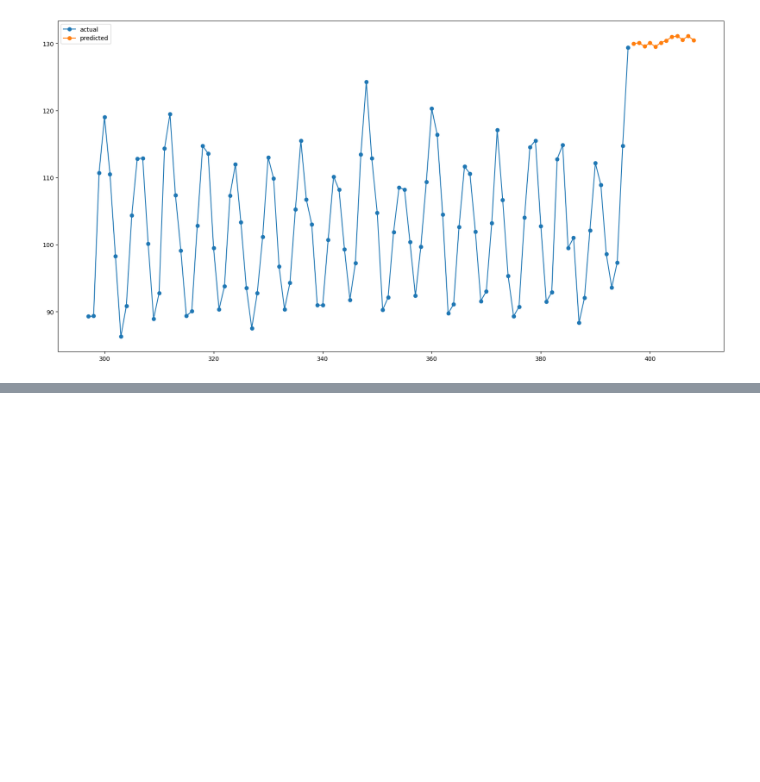
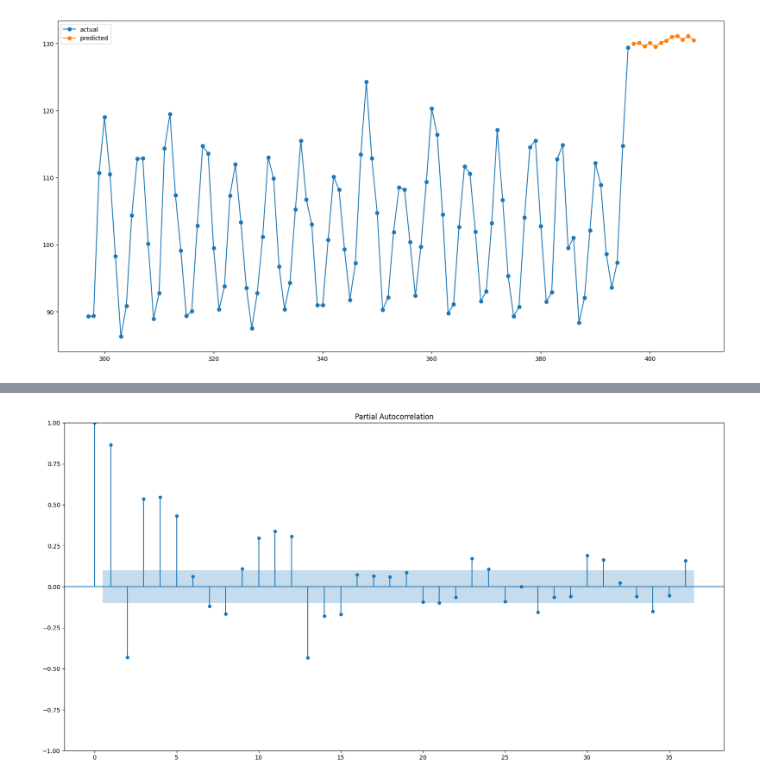
Before and after one commit to anidec25/Linear-Regression, a Jupyter notebook: Time Series/electric_production.ipynb, the cells around one changed output, grey strips where cells are left out. Drawn from its saved outputs; the diff is of its cells as text; code cells hidden in the pictures; blank space fills up the shorter version.

```diff
--- a/Time Series/electric_production.ipynb
+++ b/Time Series/electric_production.ipynb
@@ -195,0 +245,6 @@ plt.legend()
+# %%
+from statsmodels.graphics.tsaplots import plot_acf, plot_pacf
+
+plot_pacf(series, lags=36);
+# %% [output]
+[figure, added]
```
Also changed, not shown: parts of 19 cells of this notebook.
